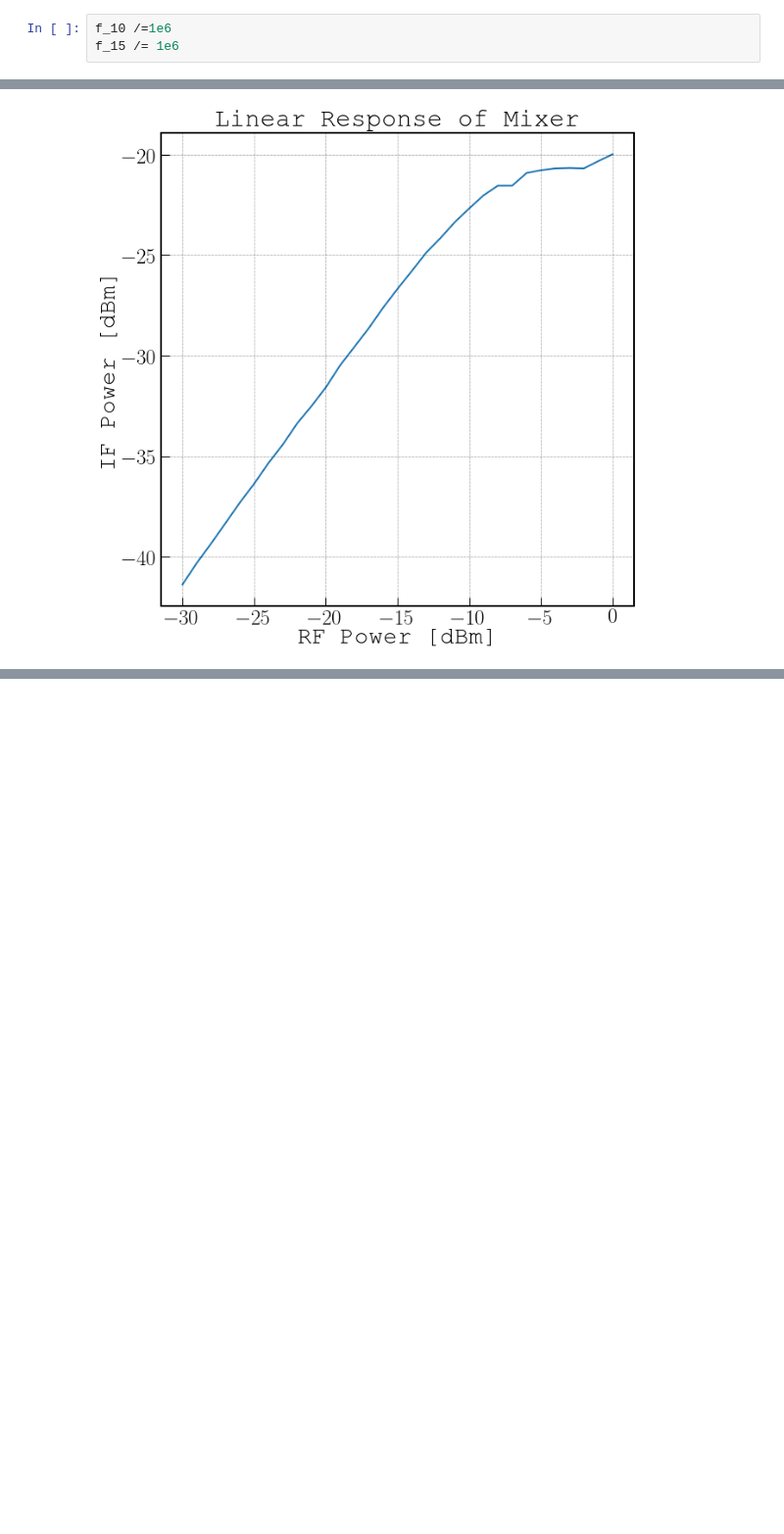
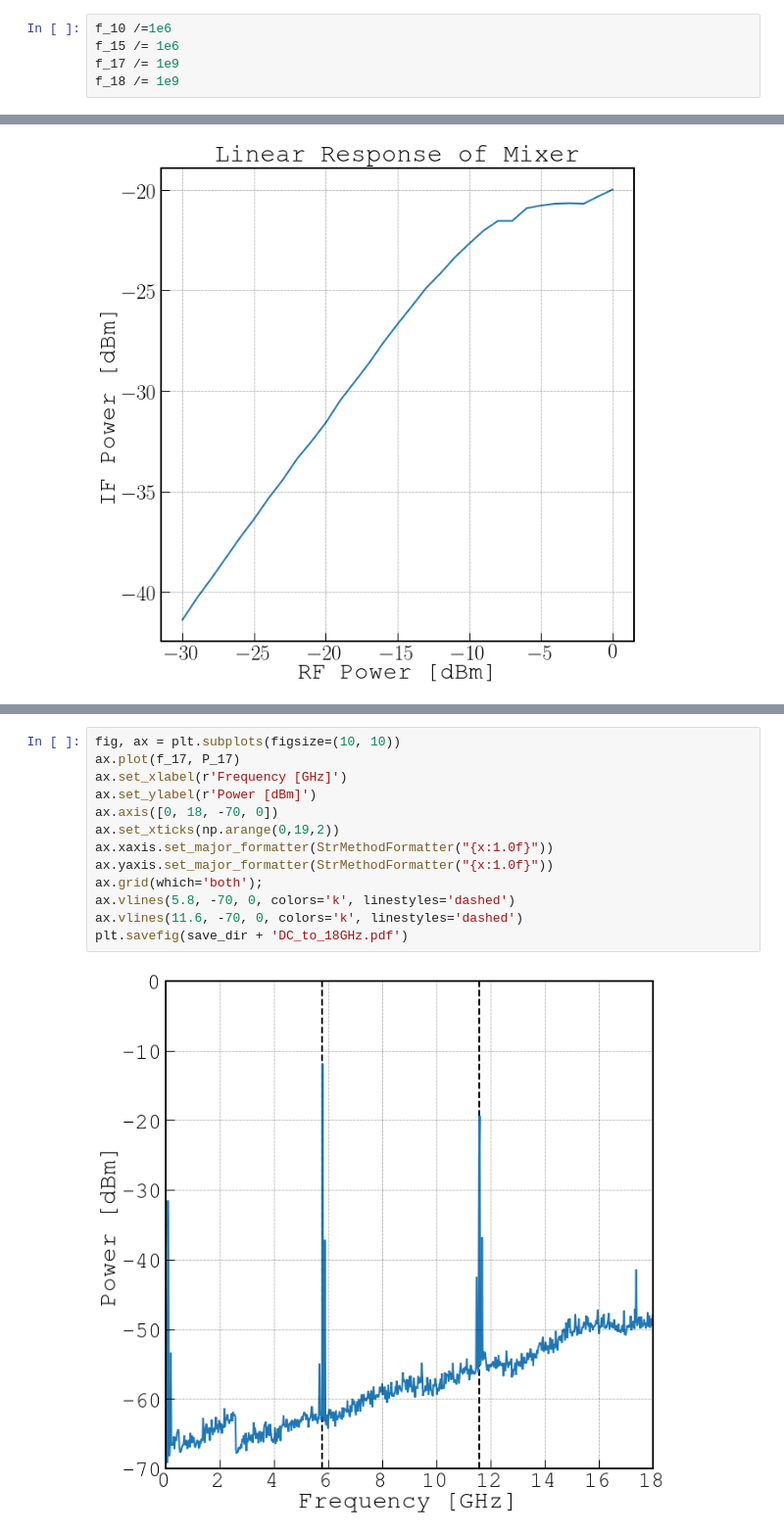
Before and after one commit to WanduiAlbert/HighFrequencyLab, a Jupyter notebook: Lab 4 files/Analysis.ipynb, the cells around one changed output, grey strips where cells are left out. Shown: that part at 98% size. Saved outputs shown, nothing was run; the diff lists cells and outputs as text; blank space fills up the shorter version.

```diff
--- a/Lab 4 files/Analysis.ipynb
+++ b/Lab 4 files/Analysis.ipynb
@@ -20,6 +20,8 @@ f_18, P_18 = np.loadtxt(step18_file, delimiter=',' , skiprows=20, usecols=(0,1),
 # %%
 f_10 /=1e6
 f_15 /= 1e6
+f_17 /= 1e9
+f_18 /= 1e9
 # %%
 fig, ax = plt.subplots(figsize=(10, 10))
 ax.plot(f_10, P_10)
@@ -159,0 +193,15 @@ plt.savefig(save_dir + 'compression_point.pdf')
+# %%
+fig, ax = plt.subplots(figsize=(10, 10))
+ax.plot(f_17, P_17)
+ax.set_xlabel(r'Frequency [GHz]')
+ax.set_ylabel(r'Power [dBm]')
+ax.axis([0, 18, -70, 0])
+ax.set_xticks(np.arange(0,19,2))
+ax.xaxis.set_major_formatter(StrMethodFormatter("{x:1.0f}"))
+ax.yaxis.set_major_formatter(StrMethodFormatter("{x:1.0f}"))
+ax.grid(which='both');
+ax.vlines(5.8, -70, 0, colors='k', linestyles='dashed')
+ax.vlines(11.6, -70, 0, colors='k', linestyles='dashed')
+plt.savefig(save_dir + 'DC_to_18GHz.pdf')
+# %% [output]
+[figure, added]
```
Also changed, not shown: parts of 6 cells of this notebook, 3 other files.
